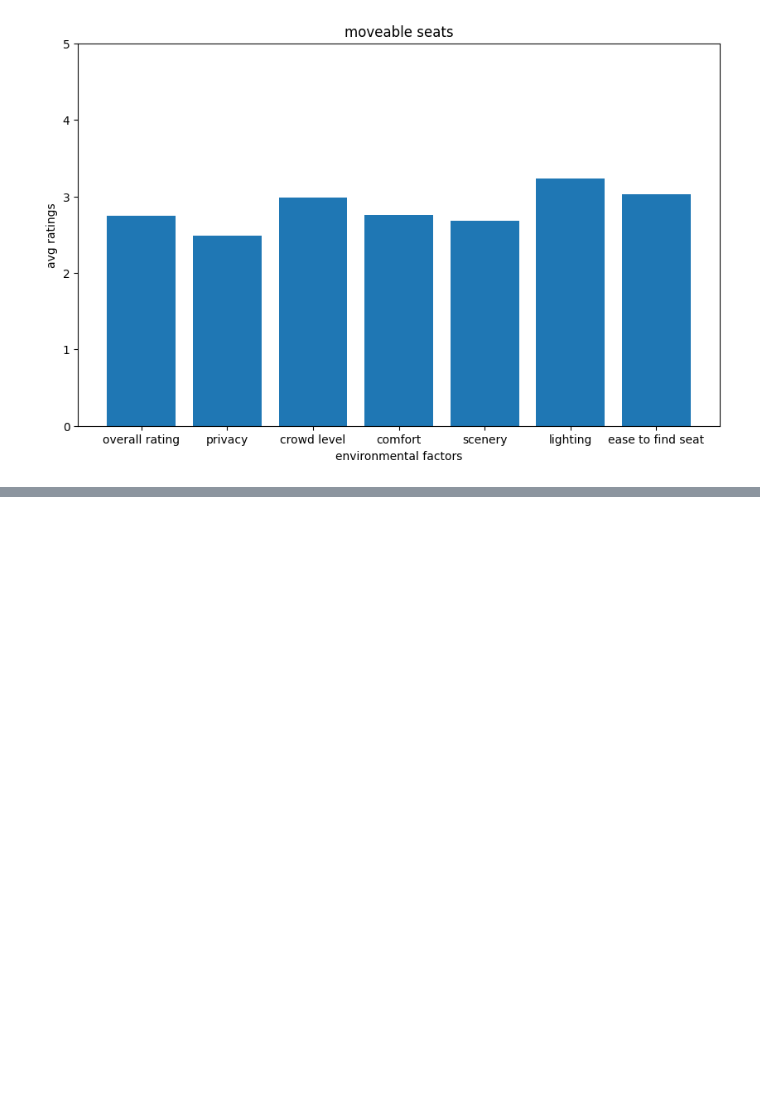
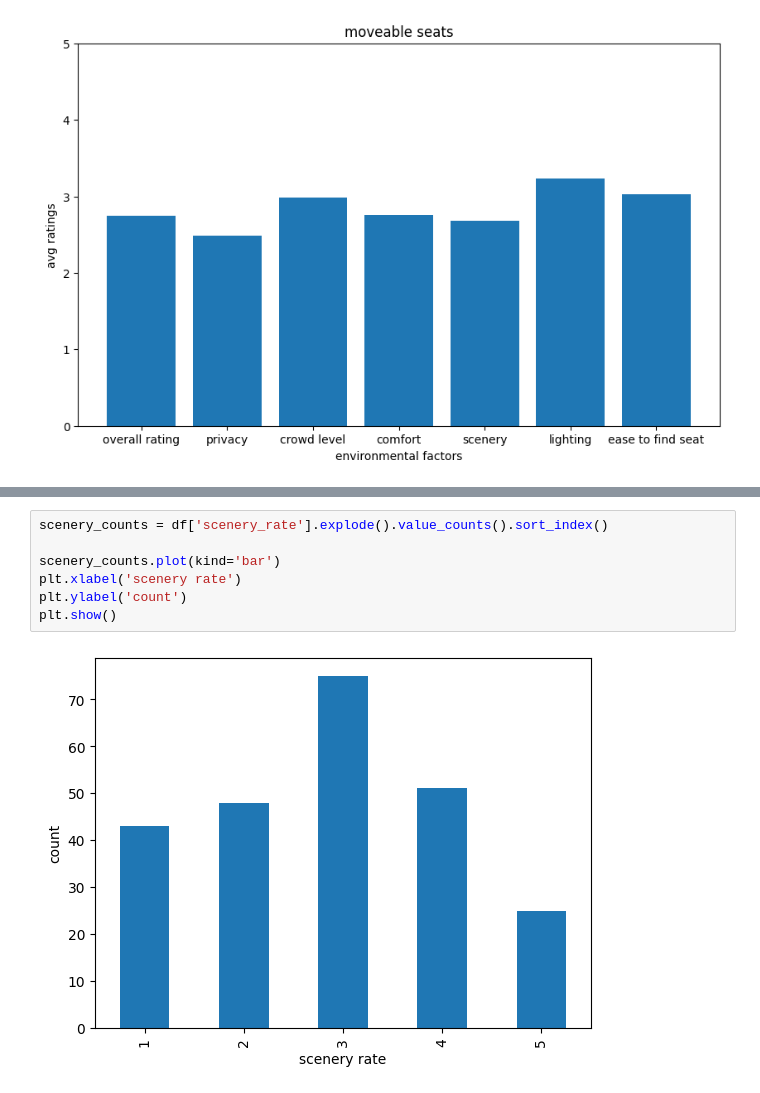
Before and after one commit to chriskbs/DSA3101, a Jupyter notebook: notebooks/survey_trend.ipynb, the cells around one changed output, grey strips where cells are left out. Drawn from its saved outputs; the diff is of its cells as text; blank space fills up the shorter version.

```diff
--- a/notebooks/survey_trend.ipynb
+++ b/notebooks/survey_trend.ipynb
@@ -324,0 +354,9 @@ plt.show()
+# %%
+scenery_counts = df['scenery_rate'].explode().value_counts().sort_index()
+
+scenery_counts.plot(kind='bar')
+plt.xlabel('scenery rate')
+plt.ylabel('count')
+plt.show()
+# %% [output]
+[figure, added]
```
Also changed, not shown: parts of 6 cells of this notebook.
